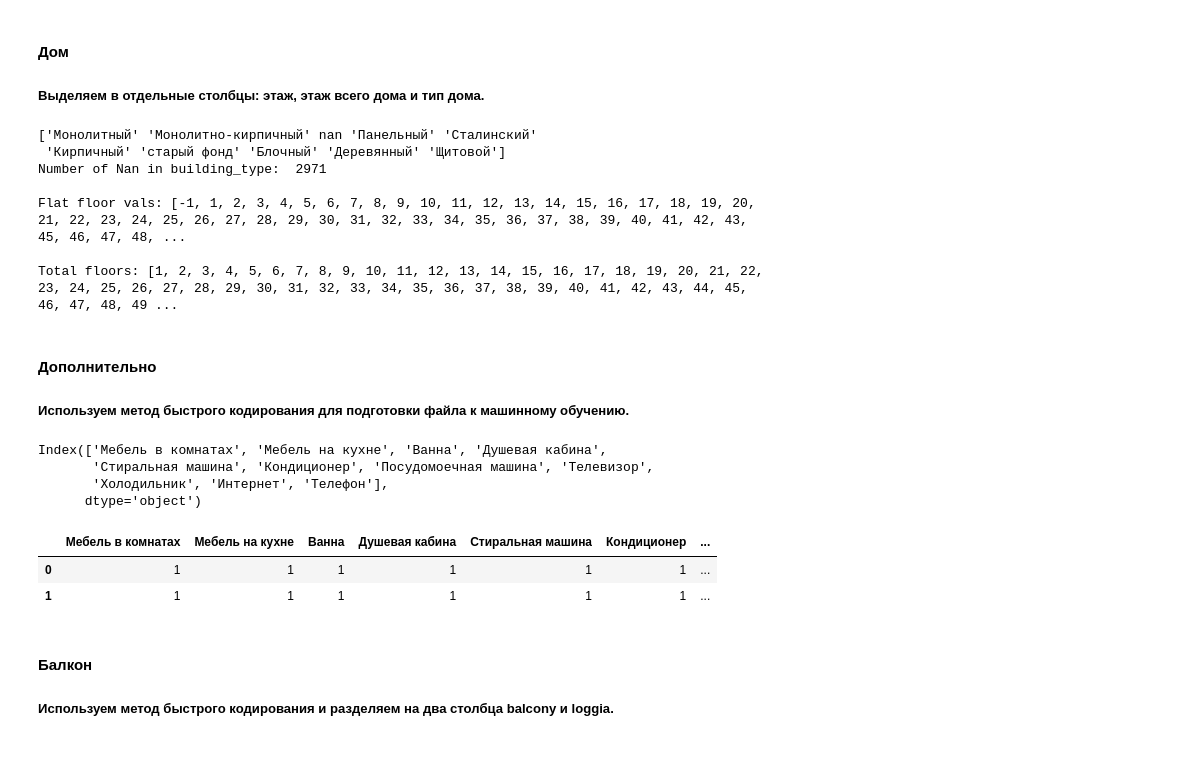
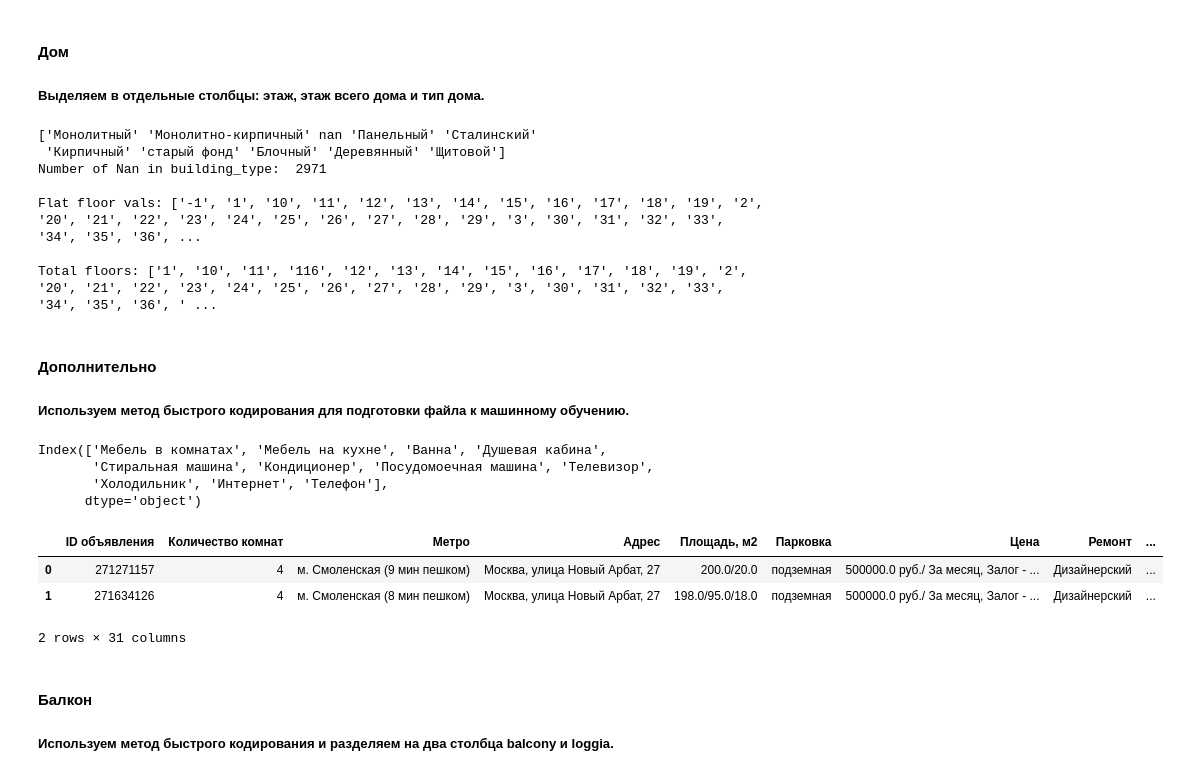
Before and after one commit to osana/real_estate_eda, a Jupyter notebook: real_estate_eda.ipynb, the cells around one changed output. Saved outputs shown, nothing was run; the diff lists cells and outputs as text; code cells hidden in the pictures.

```diff
--- a/real_estate_eda.ipynb
+++ b/real_estate_eda.ipynb
@@ -81,10 +80,12 @@ def get_floor(row) :
         result['building_type'] = l[1][1:] # remove first space
     return result
 
+floor_info = rent.apply(get_floor, axis=1, result_type='expand')
+rent['floor_flat'] = floor_info['floor_flat'].astype('Int64')
+rent['floors_total'] = floor_info['floors_total'].astype('Int64')
+rent['building_type'] = floor_info['building_type']
+rent = rent.drop(labels ='Дом', axis= 1)
 
-floor_info = rent.apply(get_floor, axis=1, result_type='expand')
-floor_info['floor_flat'] = floor_info['floor_flat'].astype('Int64')
-floor_info['floors_total'] = floor_info['floors_total'].astype('Int64')
 print(floor_info['building_type'].unique())
 print("Number of Nan in building_type: ", floor_info['building_type'].isna().sum())  # 2971 – Nan values
 print("\nFlat floor vals:", sorted(floor_info['floor_flat'].unique()))    #range -1 to 85
@@ -94,39 +95,56 @@ print("\nTotal floors:", sorted(floor_info['floors_total'].unique()))  #range 1
  'Кирпичный' 'старый фонд' 'Блочный' 'Деревянный' 'Щитовой']
 Number of Nan in building_type:  2971
 
-Flat floor vals: [-1, 1, 2, 3, 4, 5, 6, 7, 8, 9, 10, 11, 12, 13, 14, 15, 16, 17, 18, 19, 20, 21, 22, 23, 24, 25, 26, 27, 28, 29, 30, 31, 32, 33, 34, 35, 36, 37, 38, 39, 40, 41, 42, 43, 45, 46, 47, 48, ...
+Flat floor vals: ['-1', '1', '10', '11', '12', '13', '14', '15', '16', '17', '18', '19', '2', '20', '21', '22', '23', '24', '25', '26', '27', '28', '29', '3', '30', '31', '32', '33', '34', '35', '36', ...
 
-Total floors: [1, 2, 3, 4, 5, 6, 7, 8, 9, 10, 11, 12, 13, 14, 15, 16, 17, 18, 19, 20, 21, 22, 23, 24, 25, 26, 27, 28, 29, 30, 31, 32, 33, 34, 35, 36, 37, 38, 39, 40, 41, 42, 43, 44, 45, 46, 47, 48, 49 ...
+Total floors: ['1', '10', '11', '116', '12', '13', '14', '15', '16', '17', '18', '19', '2', '20', '21', '22', '23', '24', '25', '26', '27', '28', '29', '3', '30', '31', '32', '33', '34', '35', '36', ' ...
 # %% [markdown]
 #### **Дополнительно**
 ##### Используем метод быстрого кодирования для подготовки файла к машинному обучению.
 # %%
 
 def get_equp(row) :
     result = {}
     if type(row['Дополнительно']) != str : return result
     l = row['Дополнительно'].split(',')
     if len(l) == 0 : return result
     for eq in l :
         if eq[0] == ' ' : eq = eq[1:]
         result[eq] = 1
     return result
 
 
 additional = rent.apply(get_equp, axis=1, result_type='expand')
 for c in additional.columns :
     additional[c] = additional[c].astype('Int64')
 additional = additional.fillna(0)
+
+rent['room_furniture'] = dict(zip(rent.index, additional['Мебель в комнатах']))
+rent['kitchen_furniture'] = dict(zip(rent.index, additional['Мебель на кухне']))
+rent['bath_tub'] = dict(zip(rent.index, additional['Ванна']))
+rent['shower'] = dict(zip(rent.index, additional['Душевая кабина']))
+rent['washing_machine'] = dict(zip(rent.index, additional['Стиральная машина']))
+rent['conditioner'] = dict(zip(rent.index, additional['Кондиционер']))
+rent['dishwasher'] = dict(zip(rent.index, additional['Посудомоечная машина']))
+rent['tv'] = dict(zip(rent.index, additional['Телевизор']))
+rent['fridge'] = dict(zip(rent.index, additional['Холодильник']))
+rent['internet'] = dict(zip(rent.index, additional['Интернет']))
+rent['phone'] = dict(zip(rent.index, additional['Телефон']))
+
+rent = rent.drop(labels ='Дополнительно', axis= 1)
+
+
 print(additional.columns)
-additional.head(2)
+rent.head(2)
 # %% [output]
 Index(['Мебель в комнатах', 'Мебель на кухне', 'Ванна', 'Душевая кабина',
        'Стиральная машина', 'Кондиционер', 'Посудомоечная машина', 'Телевизор',
        'Холодильник', 'Интернет', 'Телефон'],
       dtype='object')
-|  | Мебель в комнатах | Мебель на кухне | Ванна | Душевая кабина | Стиральная машина | Кондиционер | ... |
-| 0 | 1 | 1 | 1 | 1 | 1 | 1 | ... |
-| 1 | 1 | 1 | 1 | 1 | 1 | 1 | ... |
+|  | ID объявления | Количество комнат | Метро | Адрес | Площадь, м2 | Парковка | Цена | Ремонт | ... |
+| 0 | 271271157 | 4 | м. Смоленская (9 мин пешком) | Москва, улица Новый Арбат, 27 | 200.0/20.0 | подземная | 500000.0 руб./ За месяц, Залог - ... | Дизайнерский | ... |
+| 1 | 271634126 | 4 | м. Смоленская (8 мин пешком) | Москва, улица Новый Арбат, 27 | 198.0/95.0/18.0 | подземная | 500000.0 руб./ За месяц, Залог - ... | Дизайнерский | ... |
+2 rows × 31 columns
 # %% [markdown]
 #### **Балкон**
 ##### Используем метод быстрого кодирования и разделяем на два столбца balcony и loggia.
```
Also changed, not shown: parts of 2 cells of this notebook.
